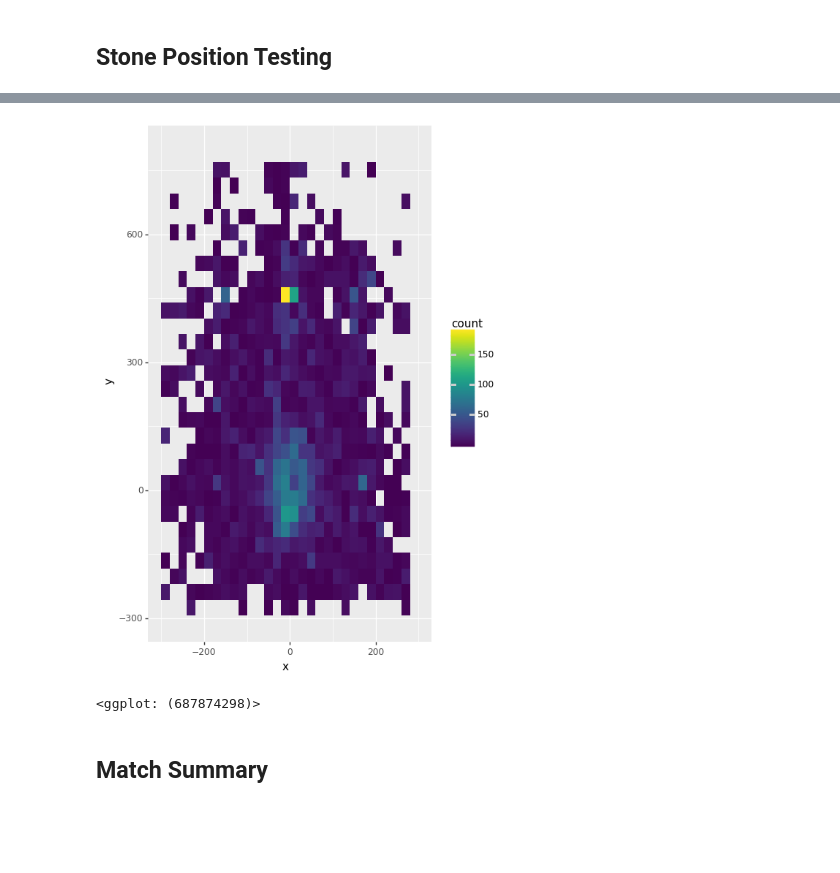
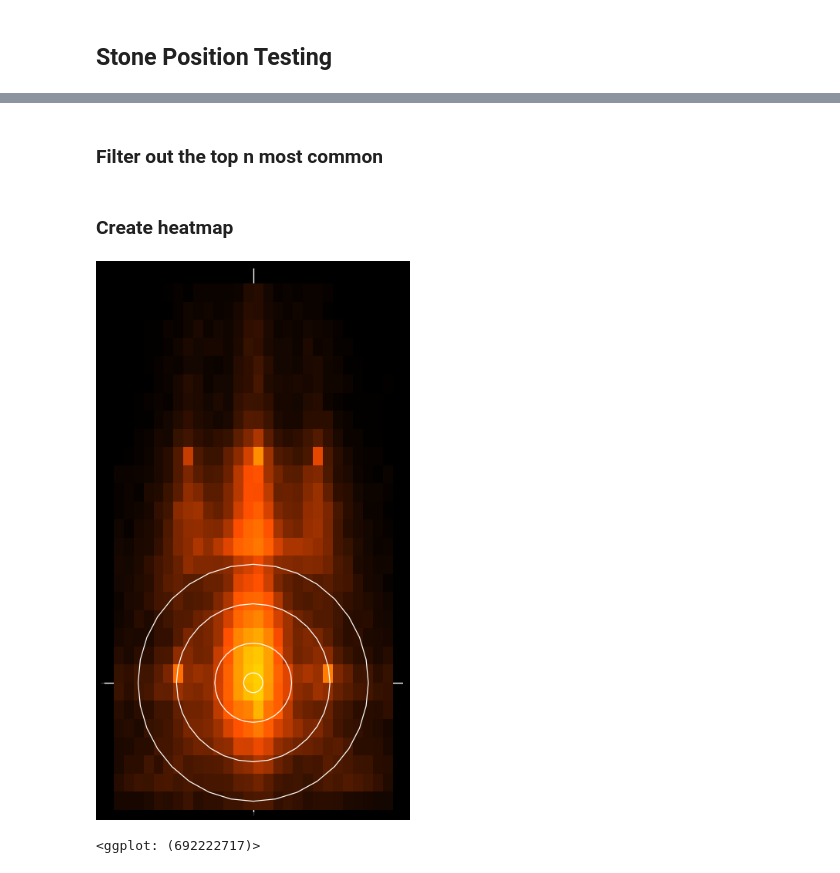
Before and after one commit to NWNHT/curling, a Jupyter notebook: src/db_testing.ipynb, the cells around one changed output, grey strips where cells are left out. Cells and saved outputs as stored; diff of their text form; code cells hidden in the pictures; blank space fills up the shorter version.

```diff
--- a/src/db_testing.ipynb
+++ b/src/db_testing.ipynb
@@ -12,3 +32,15 @@ db = CurlingDB()
+# %%
+# All values in m
+circles = [0.152, 0.610, 1.219, 1.829]
+pixel_to_m = 0.007370759
+ice_width = [-4.75/2, 4.75/2]
+ice_length = [-2, 6.401]
+stone_radius = 14.5
+
+# Circle values
+inc = np.pi / 16
+circle_range_x = np.cos(np.arange(0, 2 * np.pi + inc, inc))
+circle_range_y = np.sin(np.arange(0, 2 * np.pi + inc, inc))
 # %% [markdown]
 # Some Plots
 # %% [markdown]
@@ -31,14 +63,34 @@ all_stone_positions.head()
-# %%
-size = 5
-(gg.ggplot(all_stone_positions, gg.aes(x='x', y='y', group='colour'))
-     + gg.geom_bin_2d()
-     + gg.scale_x_continuous(limits=(-300, 300))
-     + gg.scale_y_continuous(limits=(-300, 800))
-    #  + gg.scale_colour_manual(values=['red', 'yellow'])
-     + gg.theme(figure_size=(size, size*((800 + 300)/(600))))
-     )
-# %% [output]
-[figure, removed]
-<ggplot: (687874298)>
-# %% [markdown]
-## Match Summary
+# %% [markdown]
+### Filter out the top n most common
+# %%
+top_offenders = all_stone_positions[['x', 'y']].value_counts()[:6]
+top_x = top_offenders.index.get_level_values(0)
+top_y = top_offenders.index.get_level_values(1)
+limited_stones = all_stone_positions.loc[(all_stone_positions.apply(lambda c: c['x'] not in top_x, axis=1) & (all_stone_positions.apply(lambda c: c['y'] not in top_y, axis=1)))]
+# %% [markdown]
+### Create heatmap
+# %%
+size = 5
+(gg.ggplot(limited_stones, gg.aes(x='x', y='y'))
+     + gg.geom_bin_2d()
+     + gg.annotate(geom='path', x=circles[0] * circle_range_x, y=circles[0] * circle_range_y, colour='white')
+     + gg.annotate(geom='path', x=circles[1] * circle_range_x, y=circles[1] * circle_range_y, colour='white')
+     + gg.annotate(geom='path', x=circles[2] * circle_range_x, y=circles[2] * circle_range_y, colour='white')
+     + gg.annotate(geom='path', x=circles[3] * circle_range_x, y=circles[3] * circle_range_y, colour='white')
+
+     + gg.scale_x_continuous(limits=ice_width, expand=(0, 0), breaks=lambda x: [0])
+     + gg.scale_y_continuous(limits=ice_length, expand=(0, 0), breaks=lambda x: [0])
+     # + gg.scale_fill_gradientn(colors=['#000000', '#ff4f00', '#E41C16'], values=[0, 0.3, 1], guide=False)
+     + gg.scale_fill_gradientn(colors=['#000000', '#ff4f00', '#ffD000'], values=[0, 0.3, 1], guide=False)
+
+     + gg.theme(text=gg.element_text(colour='#ffffff'))
+     + gg.theme(axis_text=blank)
+     + gg.theme(axis_title=blank)
+     + gg.theme(figure_size=(size, size*((800 + 300)/(600))))
+
+     + pe.background_colour(colour='black', plot_colour='black')
+     + pe.remove_ticks(minor=True)
+     )
+# %% [output]
+[figure, added]
+<ggplot: (692222717)>
```
Also changed, not shown: parts of 20 cells of this notebook, 9 other files.
